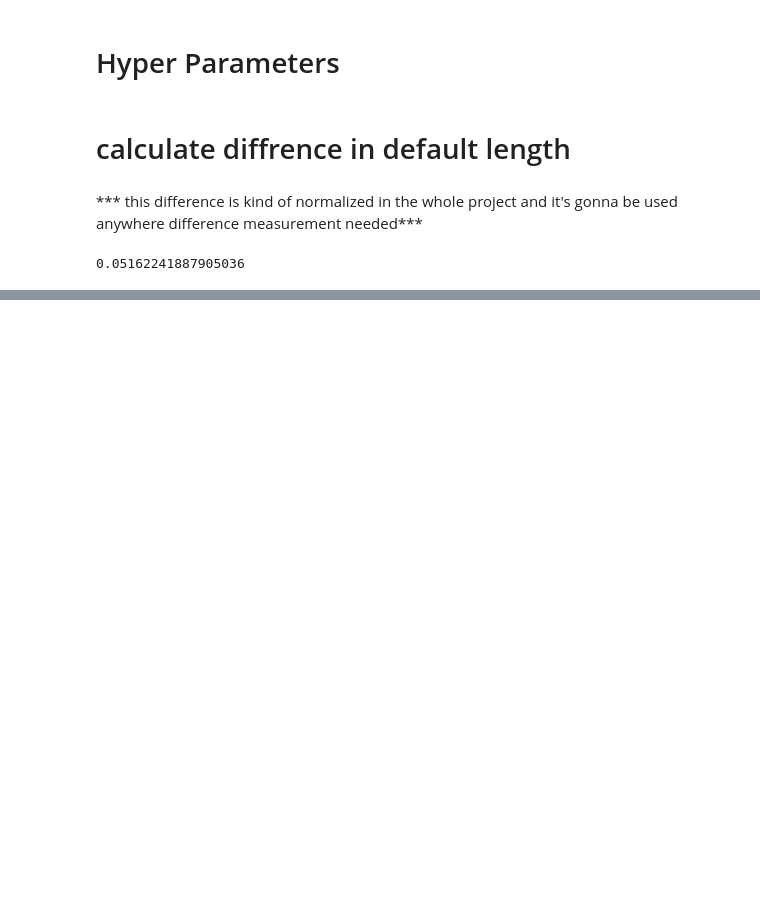
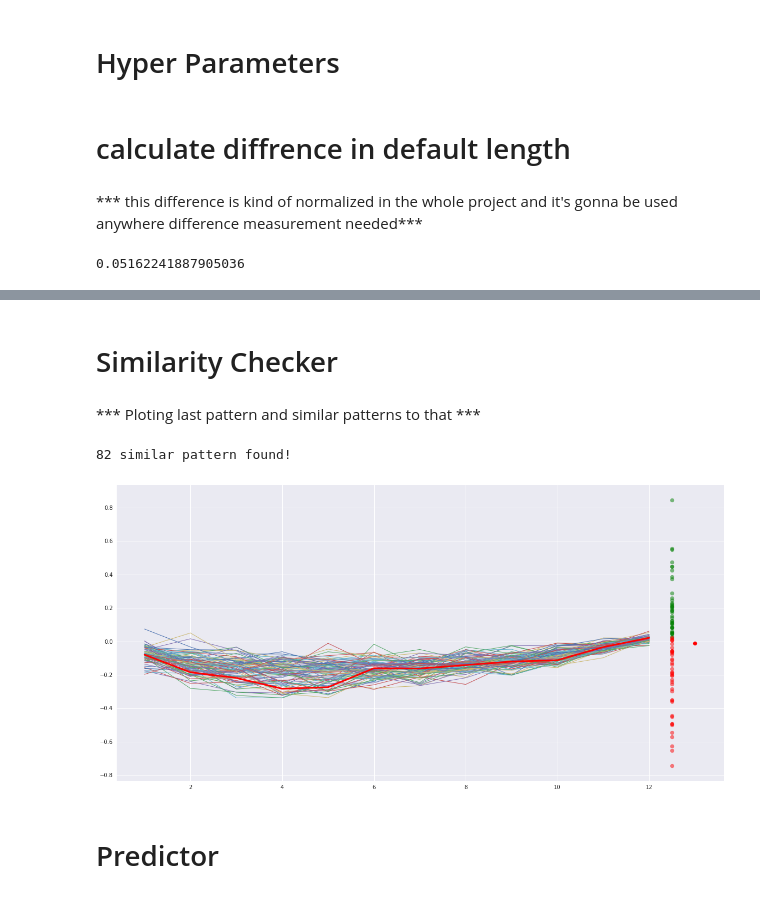
Before and after one commit to amidmajd/forex-stock-pattern-recg, a Jupyter notebook: test.ipynb, the cells around one changed output, grey strips where cells are left out. Saved outputs shown, nothing was run; the diff lists cells and outputs as text; code cells hidden in the pictures; blank space fills up the shorter version.

Commit message:
dynamic hyper parameter finished + predictor added + program become more modular

```diff
--- a/test.ipynb
+++ b/test.ipynb
@@ -141,27 +150,0 @@ percent_change(data.iloc[0,1] , data.iloc[1,1])
-# %%
-def pattern_finder(inx):
-    tmp_pattern = []
-    for i in range(1, P+1):
-        pattern_ar[inx,i-1] = percent_change(data.Value[inx], data.Value[inx+i])
-
-    current_point = data.Value[inx+P]
-    outcome_range = data.Value[inx+P+F : inx+P+F+P]
-    try:
-        avrage_outcome = outcome_range.mean()
-    except Exception as e:
-        print(e)
-        avrage_outcome = 1e-10
-
-    future_outcome = percent_change(current_point, avrage_outcome)
-
-    performance_ar[inx] = future_outcome
-# %%
-data_for_pool = list(range(0, len(data) - (F+P+166920)))
-print(data_for_pool)
-pattern_ar = np.zeros(shape=[len(data_for_pool), 10])
-performance_ar = np.zeros(shape=[len(data_for_pool)])
-
-t0 = time.time()
-ppool = mlp.Pool(processes=os.cpu_count())
-ppool.map(pattern_finder, data_for_pool)
-print('{} Patterns recognized in {} second.'.format(len(pattern_ar), time.time()-t0))
@@ -205,8 +162,0 @@ len(performance_ar[performance_ar > 0])
-# %%
-current_pattern = []
-for i in range(-P, 0):
-    current_pattern.append(percent_change(data.Value.iloc[-P-1], data.Value.iloc[i]))
-#     print(i, data.Value.iloc[i])
-
-current_pattern = np.array(current_pattern)
-print(current_pattern)
@@ -215 +165,10 @@ print(current_pattern)
+# %%
+def pattern_finder(d):
+    pt = []
+    d = list(d)
+    for i in range(1, len(d)):
+        pt.append(percent_change(d[0], d[i]))
+    return np.array(pt)
+# %% [markdown]
+# Similarity Checker
 # %%
@@ -232 +212,3 @@ print(sim_pat_inx)
+# %% [markdown]
+*** Ploting last pattern and similar patterns to that ***
 # %%
@@ -244,0 +249,7 @@ plt.show()
+# %%
+plot_pat_sim(h=60)
+# %% [output]
+82 similar pattern found!
+[figure, added]
+# %% [markdown]
+# Predictor
```
Also changed, not shown: parts of 22 cells of this notebook, 1 other file.
